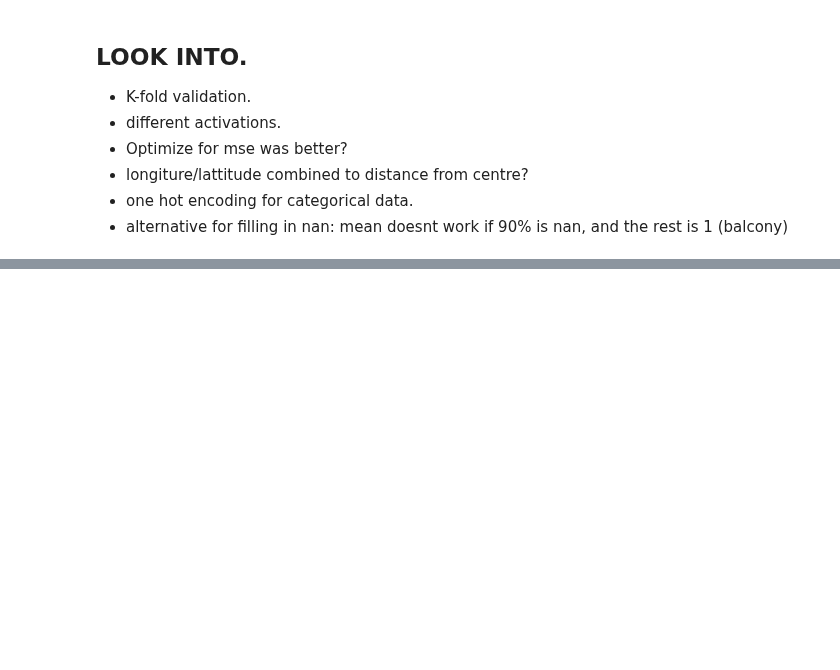
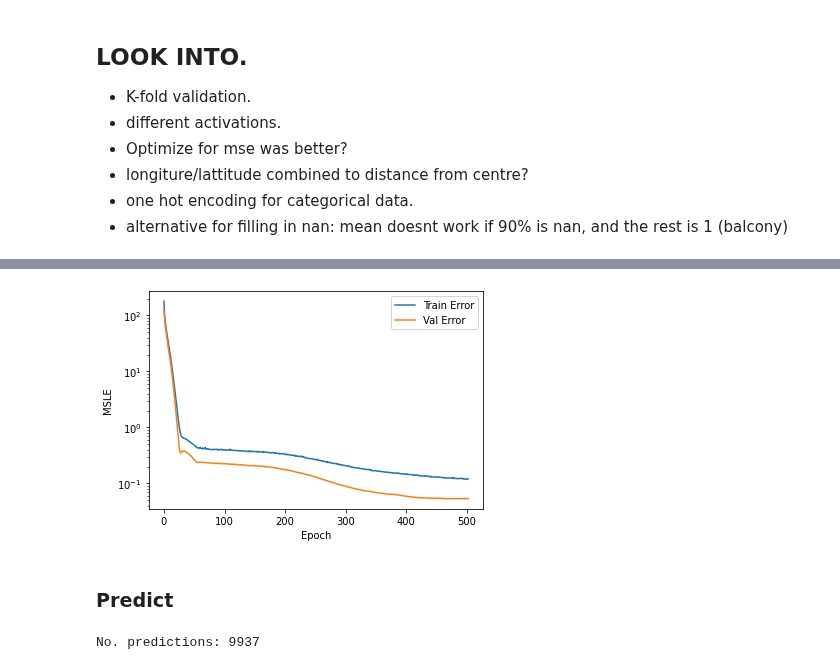
Before and after one commit to henrfj/TDT4173-ML, a Jupyter notebook: henrik-testsite/initial_testing.ipynb, the cells around one changed output, grey strips where cells are left out. Saved outputs shown, nothing was run; the diff lists cells and outputs as text; code cells hidden in the pictures; blank space fills up the shorter version.

```diff
--- a/henrik-testsite/initial_testing.ipynb
+++ b/henrik-testsite/initial_testing.ipynb
@@ -504,0 +550,3 @@ plt.show()
+# %%
+# 1 first change from 5
+normalized_labels5, normalized_test5 = polar_coordinates(normalized_labels5, normalized_test5)
@@ -504,0 +555,20 @@ plt.show()
+# %%
+# Model 5
+model5 = tf.keras.Sequential()
+model5.add(Dense(10, activation=tf.nn.relu)) #tf.keras.activations.sigmoid
+model5.add(Dropout(0.2))
+model5.add(Dense(10, activation=tf.nn.relu))
+model5.add(Dropout(0.2))
+model5.add(Dense(5, activation=tf.nn.relu))
+model5.add(Dense(1)) #Output
+
+# Optimized for reducing msle loss.
+model5.compile(optimizer='adam',
+              loss='msle', #'msle'
+              metrics=['msle']) #-msle
+# %%
+early_stop = tf.keras.callbacks.EarlyStopping(monitor='val_loss', mode="min", verbose=1, patience=25) # 50
+
+history5 = model5.fit(x=normalized_labels5, y=targets5,
+                    epochs=1000, verbose=0, validation_split = 0.1,
+                    callbacks=[early_stop, PrintDot()])
@@ -504,0 +582,5 @@ plt.show()
+# %%
+# Results
+hist5 = pd.DataFrame(history5.history)
+hist5['epoch'] = history5.epoch
+hist5.tail()
@@ -504,0 +594,6 @@ plt.show()
+# %%
+plot_history(hist5)
+# %% [output]
+[figure, added]
+# %% [markdown]
+### Predict
@@ -504,0 +602,7 @@ plt.show()
+# %%
+submission_5 = pd.DataFrame()
+submission_5['id'] = test['apartment_id']      # Wait is this correct?
+submission_5['price_prediction'] = result5
+print("No. predictions:", len(submission_5['id']))
+# %% [output]
+No. predictions: 9937
```
Also changed, not shown: parts of 16 cells of this notebook, 7 other files.
